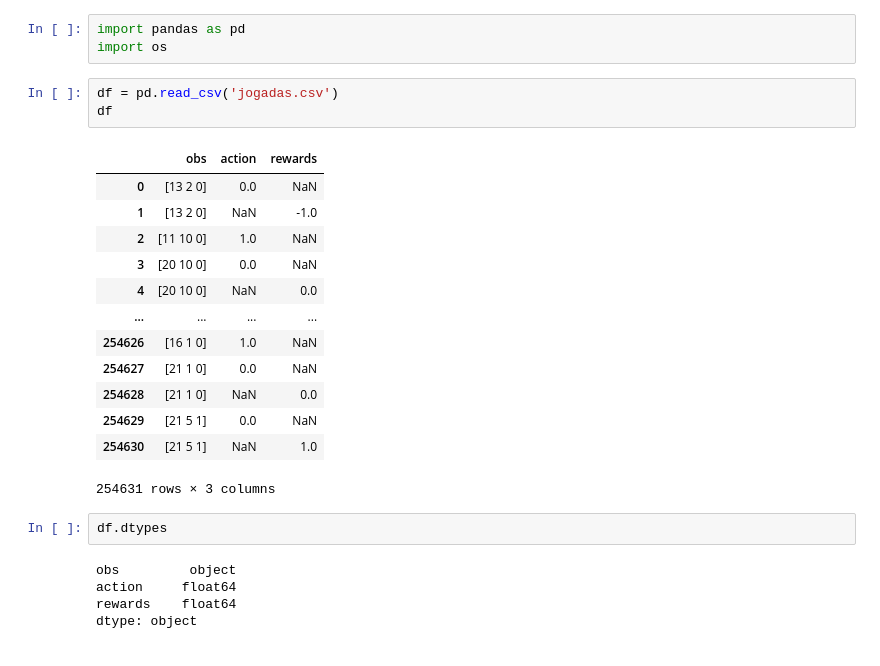
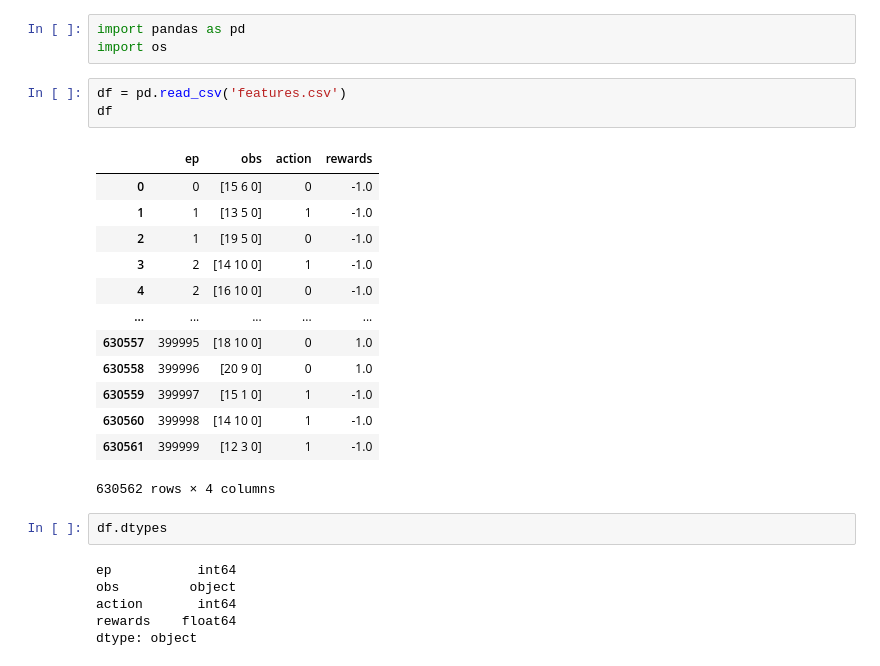
Before and after one commit to ristovski123/ISIA2, a Jupyter notebook: Untitled.ipynb, the cells around one changed output. Drawn from its saved outputs; the diff is of its cells as text.

```diff
--- a/Untitled.ipynb
+++ b/Untitled.ipynb
@@ -2,26 +2,27 @@
 import pandas as pd
 import os
 # %%
-df = pd.read_csv('jogadas.csv')
+df = pd.read_csv('features.csv')
 df
 # %% [output]
-|  | obs | action | rewards |
-| 0 | [13 2 0] | 0.0 | NaN |
-| 1 | [13 2 0] | NaN | -1.0 |
-| 2 | [11 10 0] | 1.0 | NaN |
-| 3 | [20 10 0] | 0.0 | NaN |
-| 4 | [20 10 0] | NaN | 0.0 |
-| ... | ... | ... | ... |
-| 254626 | [16 1 0] | 1.0 | NaN |
-| 254627 | [21 1 0] | 0.0 | NaN |
-| 254628 | [21 1 0] | NaN | 0.0 |
-| 254629 | [21 5 1] | 0.0 | NaN |
-| 254630 | [21 5 1] | NaN | 1.0 |
+|  | ep | obs | action | rewards |
+| 0 | 0 | [15 6 0] | 0 | -1.0 |
+| 1 | 1 | [13 5 0] | 1 | -1.0 |
+| 2 | 1 | [19 5 0] | 0 | -1.0 |
+| 3 | 2 | [14 10 0] | 1 | -1.0 |
+| 4 | 2 | [16 10 0] | 0 | -1.0 |
+| ... | ... | ... | ... | ... |
+| 630557 | 399995 | [18 10 0] | 0 | 1.0 |
+| 630558 | 399996 | [20 9 0] | 0 | 1.0 |
+| 630559 | 399997 | [15 1 0] | 1 | -1.0 |
+| 630560 | 399998 | [14 10 0] | 1 | -1.0 |
+| 630561 | 399999 | [12 3 0] | 1 | -1.0 |
-254631 rows × 3 columns
+630562 rows × 4 columns
 # %%
 df.dtypes
 # %% [output]
+ep           int64
 obs         object
-action     float64
+action       int64
 rewards    float64
 dtype: object
```
Also changed, not shown: parts of 10 cells of this notebook, 3 other files.
